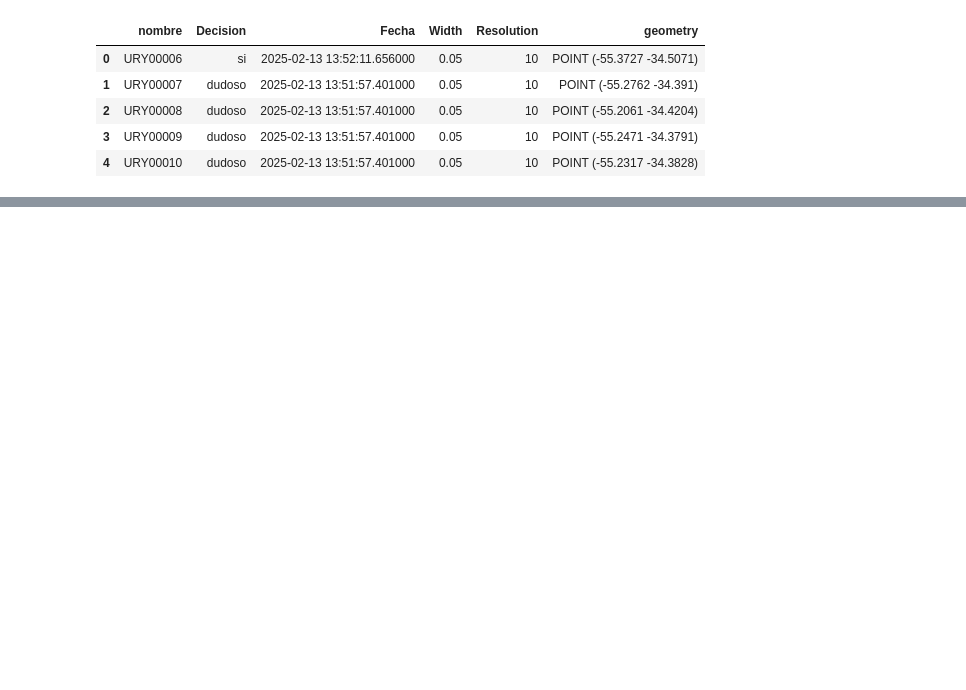
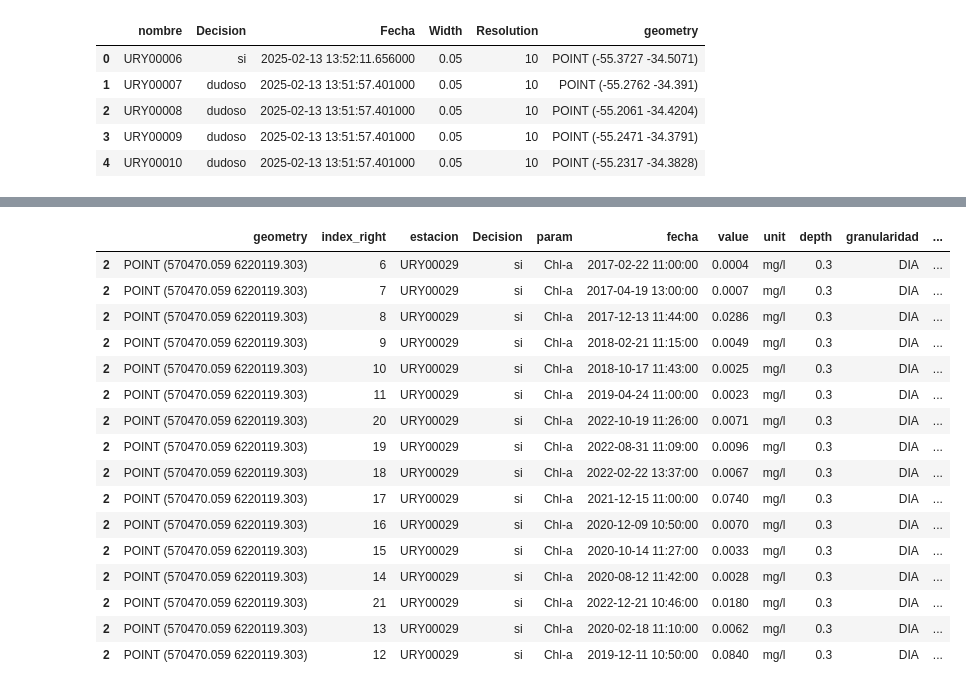
Before and after one commit to dimy20/ProyectoAA, a Jupyter notebook: notebooks/oan_gems_normalization.ipynb, the cells around one changed output, grey strips where cells are left out. Drawn from its saved outputs; the diff is of its cells as text; code cells hidden in the pictures; blank space fills up the shorter version.

Commit message:
viendo puntos repetidos de oans y gems

```diff
--- a/notebooks/oan_gems_normalization.ipynb
+++ b/notebooks/oan_gems_normalization.ipynb
@@ -16,0 +22,3 @@ gem_puntos_examin.head()
+# %%
+oan_utm  = oan.to_crs(32721).copy()
+gems_utm = chla_gems.to_crs(32721).copy()
@@ -16,0 +51,17 @@ gem_puntos_examin.head()
+# %%
+gems_stations = gpd.GeoDataFrame(
+    geometry=gems_utm["geometry"].unique(),
+    crs=gems_utm.crs,
+)
+oan_stations = gpd.GeoDataFrame(
+    geometry = oan_utm["geometry"].unique(),
+    crs = oan_utm.crs
+)
+# %%
+iguales = gpd.sjoin_nearest(
+    gems_stations, oan_stations,
+    how='inner',
+    max_distance=0.1,       # in the CRS units — meters here, since you're in UTM
+    distance_col='dist'
+)
+iguales = iguales.drop(columns=["index_right", "dist"])
@@ -16,0 +144,18 @@ gem_puntos_examin.head()
+# %%
+def examinar_punto(p):
+    chla_p_gems = gpd.sjoin_nearest(
+        p, gems_utm,
+        how='inner',
+        max_distance=0.1,       # in the CRS units — meters here, since you're in UTM
+        distance_col='dist'
+    )
+
+    OAN_p_chla = gpd.sjoin_nearest(
+        p, oan_utm,
+        how='inner',
+        max_distance=0.1,       # in the CRS units — meters here, since you're in UTM
+        distance_col='dist'
+    )
+
+    display(chla_p_gems)
+    display(OAN_p_chla)
@@ -16,0 +177,21 @@ gem_puntos_examin.head()
+# %%
+p3 = iguales.iloc[[2]]
+examinar_punto(p3)
+# %% [output]
+|  | geometry | index_right | estacion | Decision | param | fecha | value | unit | depth | granularidad | ... |
+| 2 | POINT (570470.059 6220119.303) | 6 | URY00029 | si | Chl-a | 2017-02-22 11:00:00 | 0.0004 | mg/l | 0.3 | DIA | ... |
+| 2 | POINT (570470.059 6220119.303) | 7 | URY00029 | si | Chl-a | 2017-04-19 13:00:00 | 0.0007 | mg/l | 0.3 | DIA | ... |
+| 2 | POINT (570470.059 6220119.303) | 8 | URY00029 | si | Chl-a | 2017-12-13 11:44:00 | 0.0286 | mg/l | 0.3 | DIA | ... |
+| 2 | POINT (570470.059 6220119.303) | 9 | URY00029 | si | Chl-a | 2018-02-21 11:15:00 | 0.0049 | mg/l | 0.3 | DIA | ... |
+| 2 | POINT (570470.059 6220119.303) | 10 | URY00029 | si | Chl-a | 2018-10-17 11:43:00 | 0.0025 | mg/l | 0.3 | DIA | ... |
+| 2 | POINT (570470.059 6220119.303) | 11 | URY00029 | si | Chl-a | 2019-04-24 11:00:00 | 0.0023 | mg/l | 0.3 | DIA | ... |
+| 2 | POINT (570470.059 6220119.303) | 20 | URY00029 | si | Chl-a | 2022-10-19 11:26:00 | 0.0071 | mg/l | 0.3 | DIA | ... |
+| 2 | POINT (570470.059 6220119.303) | 19 | URY00029 | si | Chl-a | 2022-08-31 11:09:00 | 0.0096 | mg/l | 0.3 | DIA | ... |
+| 2 | POINT (570470.059 6220119.303) | 18 | URY00029 | si | Chl-a | 2022-02-22 13:37:00 | 0.0067 | mg/l | 0.3 | DIA | ... |
+| 2 | POINT (570470.059 6220119.303) | 17 | URY00029 | si | Chl-a | 2021-12-15 11:00:00 | 0.0740 | mg/l | 0.3 | DIA | ... |
+| 2 | POINT (570470.059 6220119.303) | 16 | URY00029 | si | Chl-a | 2020-12-09 10:50:00 | 0.0070 | mg/l | 0.3 | DIA | ... |
+| 2 | POINT (570470.059 6220119.303) | 15 | URY00029 | si | Chl-a | 2020-10-14 11:27:00 | 0.0033 | mg/l | 0.3 | DIA | ... |
+| 2 | POINT (570470.059 6220119.303) | 14 | URY00029 | si | Chl-a | 2020-08-12 11:42:00 | 0.0028 | mg/l | 0.3 | DIA | ... |
+| 2 | POINT (570470.059 6220119.303) | 21 | URY00029 | si | Chl-a | 2022-12-21 10:46:00 | 0.0180 | mg/l | 0.3 | DIA | ... |
+| 2 | POINT (570470.059 6220119.303) | 13 | URY00029 | si | Chl-a | 2020-02-18 11:10:00 | 0.0062 | mg/l | 0.3 | DIA | ... |
+| 2 | POINT (570470.059 6220119.303) | 12 | URY00029 | si | Chl-a | 2019-12-11 10:50:00 | 0.0840 | mg/l | 0.3 | DIA | ... |
```
Also changed, not shown: parts of 22 cells of this notebook.
